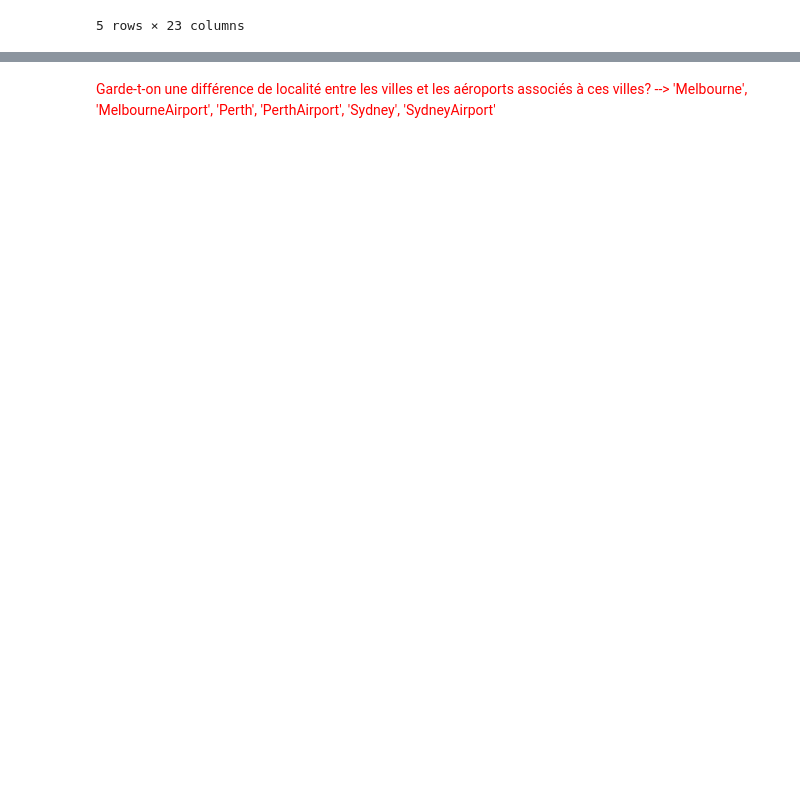
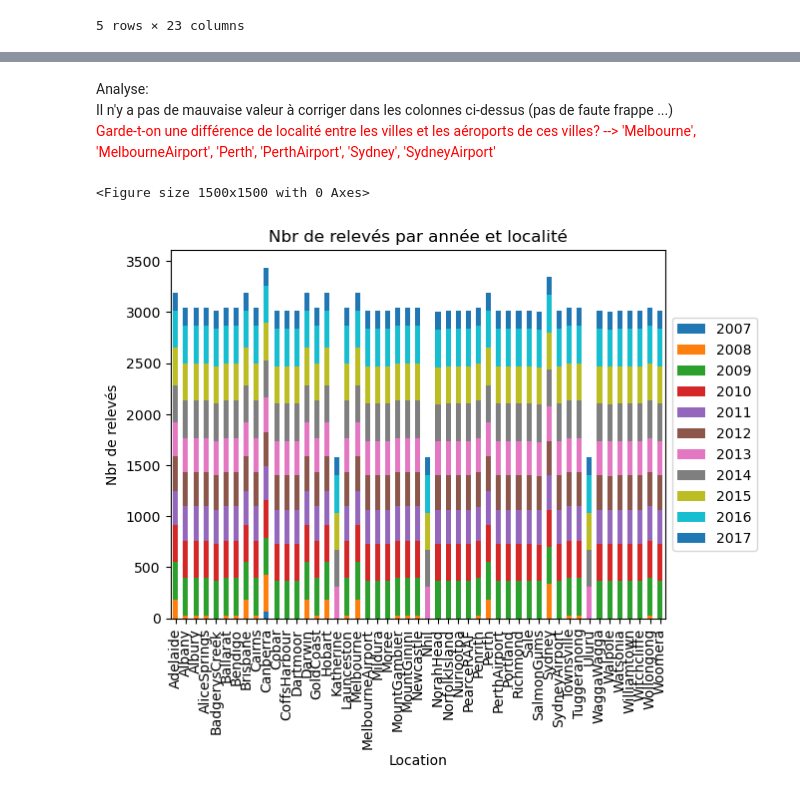
Before and after one commit to thomaspons/aug25cds_meteo_tp, a Jupyter notebook: notebooks/DS_project_weatherAUS.ipynb, the cells around one changed output, grey strips where cells are left out. Cells and saved outputs as stored; diff of their text form; code cells hidden in the pictures; blank space fills up the shorter version.

```diff
--- a/notebooks/DS_project_weatherAUS.ipynb
+++ b/notebooks/DS_project_weatherAUS.ipynb
@@ -83,4 +101,10 @@ Analyse de la répartition des valeurs : groupby localisation puis année +visua
 # %%
+# Création d'une colonne année
+df['annee'] = df['Date'].dt.year
+# Liste des valeurs uniques des colonnes Location, année, WindGustDir, WindDir9am, WindDir3pm
 display('Les années concernées par l étude sont:', np.sort(df['annee'].unique()))
 display('Les localités concernées par l étude sont:', np.sort(df['Location'].unique()))
+display('Les WindGustDir concernées par l étude sont:', np.sort(df['WindGustDir'].unique()))
+display('Les WindDir9am concernées par l étude sont:', np.sort(df['WindDir9am'].unique()))
+display('Les WindDir3pm concernées par l étude sont:', np.sort(df['WindDir3pm'].unique()))
 # %% [output]
@@ -88,10 +135,15 @@ KeyError: 'annee'
 # %% [markdown]
-<p style="color: red;"> Garde-t-on une différence de localité entre les villes et les aéroports associés à ces villes? --> 'Melbourne', 'MelbourneAirport', 'Perth', 'PerthAirport', 'Sydney', 'SydneyAirport'</p>
+Analyse:<br>
+Il n'y a pas de mauvaise valeur à corriger dans les colonnes ci-dessus (pas de faute frappe ...)<br>
+<font color="red"> Garde-t-on une différence de localité entre les villes et les aéroports de ces villes? --> 'Melbourne', 'MelbourneAirport', 'Perth', 'PerthAirport', 'Sydney', 'SydneyAirport'</font>
 # %%
 # Réalisation d'un crosstab pour visualiser les relevés par années et localités
-CT = pd.crosstab(df['Location'], df['annee'])
+ct = pd.crosstab(df['Location'], df['annee'])
 # Graphique en barres empilées
 plt.figure(figsize=(15,15))
 ct.plot(kind='bar', stacked=True, title="Nbr de relevés par année et localité", width = 0.5)
 plt.ylabel("Nbr de relevés")
 plt.legend(loc="center left", bbox_to_anchor=(1, 0.5), borderaxespad=0.5);
+# %% [output]
+<Figure size 1500x1500 with 0 Axes>
+[figure, added]
```
Also changed, not shown: parts of 21 cells of this notebook.
